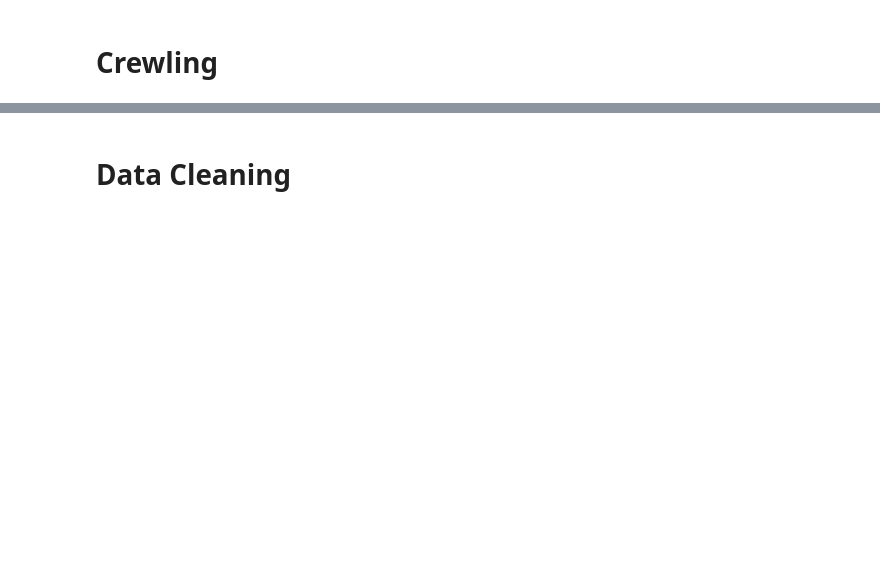
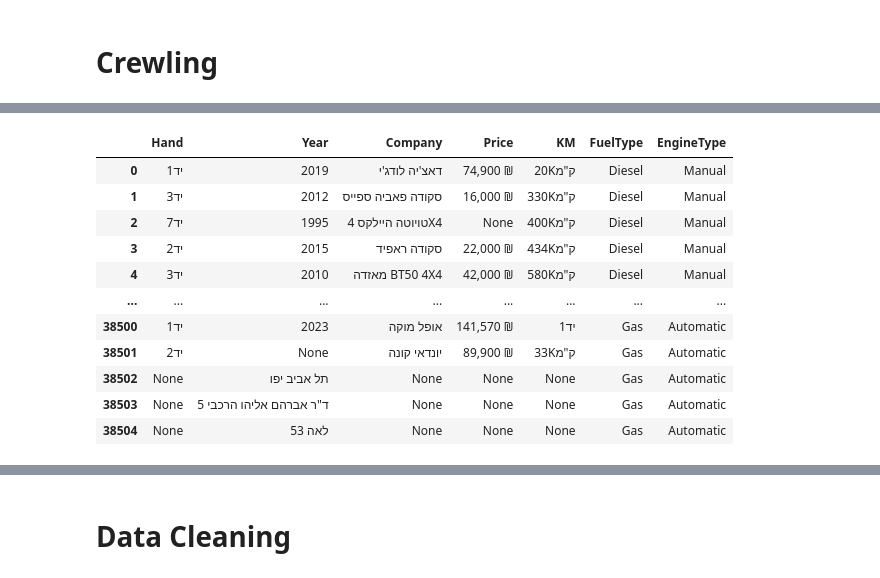
Before and after one commit to MorDvash/car-prediction, a Jupyter notebook: main.ipynb, the cells around one changed output, grey strips where cells are left out. Drawn from its saved outputs; the diff is of its cells as text; code cells hidden in the pictures; blank space fills up the shorter version.

```diff
--- a/main.ipynb
+++ b/main.ipynb
@@ -1,20 +62,2 @@
 # %% [markdown]
 # Crewling
-# %%
-#crewling
-import requests
-import time
-from tqdm import tqdm
-
-base_url = 'https://www.ad.co.il/car?pageindex='
-all_count = 400
-response_data = []
-
-for i in tqdm(range(all_count)):
-    for my_count in range(1, all_count + 1):
-        url = base_url + str(my_count)
-        response = requests.get(url)
-        response_data.append(response.content)
-
-
-time.sleep(0.2)  # Delay 0.2 seconds between requests
@@ -70,0 +73,74 @@ df
+# %%
+def fetch_content(url, number_of_pages):
+    content = []
+    for page in range(1, number_of_pages):
+        page_url = url + str(page)
+        response = requests.get(page_url)
+        if response.status_code == 200:
+            content.append(response.content)
+    return content
+
+def create_df_and_fetch_content(url, argument):
+    fetched_content = fetch_content(url, argument['number_of_pages'])
+    return scrape_crewling(fetched_content, argument)
+
+def start_process():
+    dfs = []
+    url_arguments = {
+        "https://www.ad.co.il/car?sp266=15516&sp267=14527&pageindex=": {
+            'FuelType': 'Gas',
+            'EngineType': 'Automatic',
+            "number_of_pages": 756
+        },
+        "https://www.ad.co.il/car?sp266=15516&sp267=14529&pageindex=": {
+            'FuelType': 'Diesel',
+            'EngineType': 'Automatic',
+            "number_of_pages": 74
+        },
+        "https://www.ad.co.il/car?sp266=15514&sp267=14527&pageindex=": {
+            'FuelType': 'Gas',
+            'EngineType': 'Manual',
+            "number_of_pages": 37
+        },
+        "https://www.ad.co.il/car?sp266=15514&sp267=14529&pageindex=": {
+            'FuelType': 'Diesel',
+            'EngineType': 'Manual',
+            "number_of_pages": 9
+        }
+    }
+    # Create a ThreadPoolExecutor with max_workers set to the number of URLs
+    with ThreadPoolExecutor(max_workers=4) as executor:
+        # Submit tasks for each URL and store the Future objects in a list
+        future_to_url = {executor.submit(create_df_and_fetch_content, url, argument): url for url, argument in url_arguments.items()}
+        # Use tqdm to track the progress of the threads
+        with tqdm(total=len(future_to_url)) as pbar:
+            # Iterate over the completed Future objects as they finish
+            for future in as_completed(future_to_url):
+                url = future_to_url[future]
+                try:
+                    df_result = future.result()
+                    dfs.append(df_result)
+                except Exception as e:
+                    print(f"An error occurred while processing {url}: {e}")
+                finally:
+                    pbar.update(1)  # Update the progress bar
+
+    # Merge the DataFrames
+    merged_df = pd.concat(dfs)
+    merged_df.to_csv('raw_data.csv', index=False)
+    return merged_df
+df=start_process()
+df
+# %% [output]
+|  | Hand | Year | Company | Price | KM | FuelType | EngineType |
+| 0 | 1יד | 2019 | דאצ'יה לודג'י | 74,900 ₪ | 20Kק"מ | Diesel | Manual |
+| 1 | 3יד | 2012 | סקודה פאביה ספייס | 16,000 ₪ | 330Kק"מ | Diesel | Manual |
+| 2 | 7יד | 1995 | טויוטה היילקס 4X4 | None | 400Kק"מ | Diesel | Manual |
+| 3 | 2יד | 2015 | סקודה ראפיד | 22,000 ₪ | 434Kק"מ | Diesel | Manual |
+| 4 | 3יד | 2010 | מאזדה BT50 4X4 | 42,000 ₪ | 580Kק"מ | Diesel | Manual |
+| ... | ... | ... | ... | ... | ... | ... | ... |
+| 38500 | 1יד | 2023 | אופל מוקה | 141,570 ₪ | 1יד | Gas | Automatic |
+| 38501 | 2יד | None | יונדאי קונה | 89,900 ₪ | 33Kק"מ | Gas | Automatic |
+| 38502 | None | תל אביב יפו | None | None | None | Gas | Automatic |
+| 38503 | None | ד"ר אברהם אליהו הרכבי 5 | None | None | None | Gas | Automatic |
+| 38504 | None | לאה 53 | None | None | None | Gas | Automatic |
```
Also changed, not shown: parts of 19 cells of this notebook.
